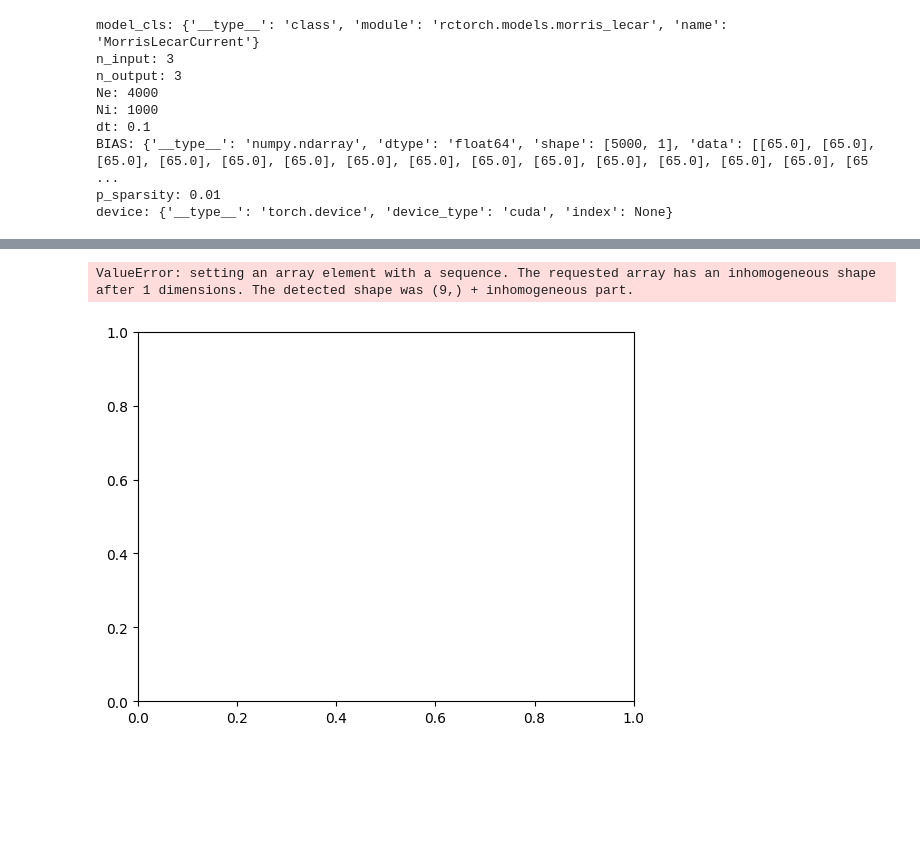
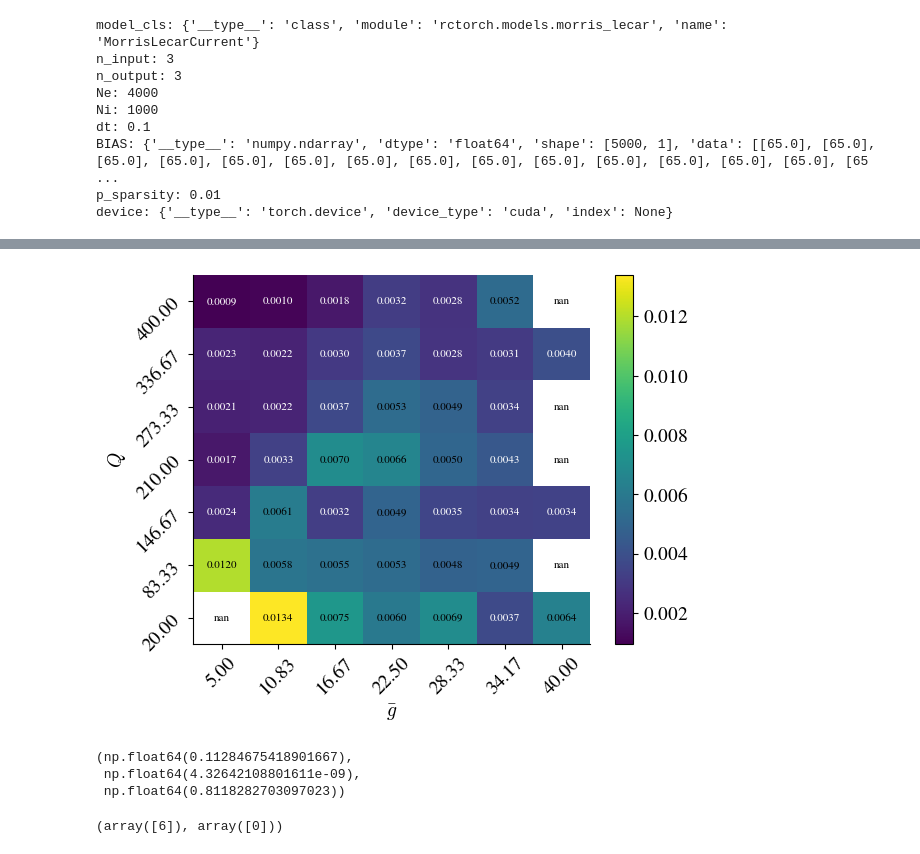
Before and after one commit to themahani/ml_force_research, a Jupyter notebook: hpc/visualize_data.ipynb, the cells around one changed output, grey strips where cells are left out. Cells and saved outputs as stored; diff of their text form; code cells hidden in the pictures; blank space fills up the shorter version.

```diff
--- a/hpc/visualize_data.ipynb
+++ b/hpc/visualize_data.ipynb
@@ -244,3 +252,11 @@ plt.show()
 # %%
 kl_div_values = [[total_stacked[i][j]['kl_div'] for j in range(len(total_stacked[i]))] for i in range(len(total_stacked))]
-kl_div_values[1].append(np.nan)
+missing_rows: list[int] = [1, 3, 4, 6]
+for row_id in missing_rows:
+    kl_div_values[row_id].append([np.nan] * 3)
+
+for row in kl_div_values:
+    print(len(row))
+
+losses = np.array(kl_div_values).sum(axis=2)
+losses[0, 0] = np.nan
@@ -247,6 +270,0 @@ kl_div_values[1].append(np.nan)
-# %%
-plt.pcolormesh(kl_div_values, cmap='viridis', shading='auto')
-plt.show()
-# %% [output]
-ValueError: setting an array element with a sequence. The requested array has an inhomogeneous shape after 1 dimensions. The detected shape was (9,) + inhomogeneous part.
-[figure, removed]
@@ -258 +271,40 @@ data['train'] = np.load(os.path.join(data_root_dir, 'w_in_amp_211p1111_gbar_22p5
+# %%
+cl = plt.pcolormesh(losses, cmap="viridis")
+mean_val = np.nanmean(losses)
+for i in range(losses.shape[0]):
+    for j in range(losses.shape[1]):
+        val = losses[i, j]
+        txt = "nan" if np.isnan(val) else f"{val:.4f}"
+        color = "white" if (not np.isnan(val) and val < mean_val) else "black"
+        plt.text(j + 0.5, i + 0.5, txt, ha="center", va="center", color=color, fontsize=8)
+plt.xticks(
+    ticks=np.arange(0.5, 7.0, 1.0),
+    labels=[f"{total_stacked[0][i]['gbar']:.2f}" for i in range(len(total_stacked[0]))],
+    rotation=45,
+)
+plt.yticks(
+    ticks=np.arange(0.5, 7.0, 1.0),
+    labels=[f"{total_stacked[i][0]['Q']:.2f}" for i in range(len(total_stacked))],
+    rotation=45,
+)
+plt.xlabel(r"$\bar{g}$")
+plt.ylabel(r"$Q$")
+plt.colorbar(cl)
+plt.show()
+# %% [output]
+[figure, added]
+# %%
+p_sparsity = 0.01
+N = 5_000
+w_mock = np.random.normal(0, 1/np.sqrt(N*p_sparsity), size=(N, N))
+
+np.abs(w_mock).mean(), np.abs(w_mock).min(), np.abs(w_mock).max()
+# %% [output]
+(np.float64(0.11284675418901667),
+ np.float64(4.32642108801611e-09),
+ np.float64(0.8118282703097023))
+# %%
+np.where(losses == np.nanmin(losses))
+# %% [output]
+(array([6]), array([0]))
 # %%
```
Also changed, not shown: parts of 21 cells of this notebook.
